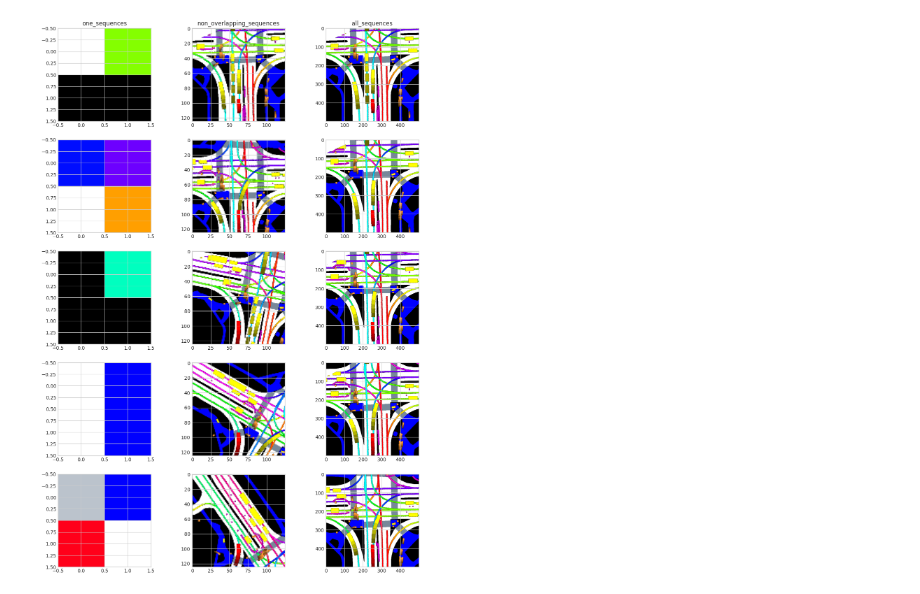
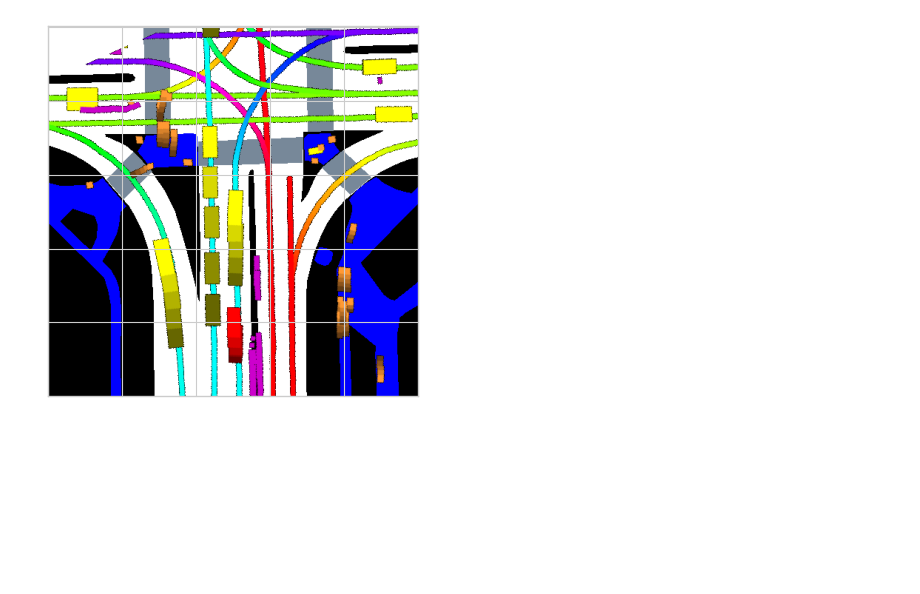
Before and after one commit to dolander1/nuscenes_dolander1, a Jupyter notebook: python-sdk/tutorials/compareInputs.ipynb, the cells around one changed output. Cells and saved outputs as stored; diff of their text form; code cells hidden in the pictures; blank space fills up the shorter version.

```diff
--- a/python-sdk/tutorials/compareInputs.ipynb
+++ b/python-sdk/tutorials/compareInputs.ipynb
@@ -67,50 +67,50 @@ future_xy_local_list3 = torch.load(f"dataLists/{version}/{sequences_per_instance
 # %%
 # Test objects for specific index
 
-length = 5
+length = 3
 test_index = range(length) #Den ser ut att bryta mellan 108 och 109 exempelvis
 
-print(f"length one_sequences_per_instance = {len(img_tensor_list1)}")
-print(f"length non_overlapping_sequences_per_instance = {len(img_tensor_list2)}")
-print(f"length all_sequences_per_instance = {len(img_tensor_list3)}")
+# print(f"length one_sequences_per_instance = {len(img_tensor_list1)}")
+# print(f"length non_overlapping_sequences_per_instance = {len(img_tensor_list2)}")
+# print(f"length all_sequences_per_instance = {len(img_tensor_list3)}")
+
+# # test_img_tensor = img_tensor_list1[0].numpy().transpose(1, 2, 0)
+# print(f"before squeeze img_tensor.shape = {img_tensor_list1[0].shape}")
+# image_tensor = img_tensor_list1[0]
+# downsampled_tensor = torch.nn.functional.interpolate(image_tensor, scale_factor=1/2, mode='bilinear')
+# print(f"after DS img_tensor.shape = {downsampled_tensor.shape}")
+
+
+# # Squeeze for correct dimensions
+# for i, train_img_tensor in enumerate(img_tensor_list1):
+#     dummy = torch.nn.functional.interpolate(train_img_tensor, scale_factor=1/250, mode='bilinear')
+#     img_tensor_list1[i] = torch.squeeze(dummy, dim=0)
+
+for i, train_img_tensor in enumerate(img_tensor_list2):
+    dummy = torch.nn.functional.interpolate(train_img_tensor, scale_factor=1, mode='bilinear')
+    img_tensor_list2[i] = torch.squeeze(dummy, dim=0)
+
+# for i, train_img_tensor in enumerate(img_tensor_list3):
+#     img_tensor_list3[i] = torch.squeeze(train_img_tensor, dim=0)
 
 # test_img_tensor = img_tensor_list1[0].numpy().transpose(1, 2, 0)
-print(f"before squeeze img_tensor.shape = {img_tensor_list1[0].shape}")
-image_tensor = img_tensor_list1[0]
-downsampled_tensor = torch.nn.functional.interpolate(image_tensor, scale_factor=1/2, mode='bilinear')
-print(f"after DS img_tensor.shape = {downsampled_tensor.shape}")
+# print(f"after sqyeeze test_img_tensor.shape = {test_img_tensor.shape}")
+# print(f"test_img_tensor[0][0][:] = {test_img_tensor[0][0][:]}")
+# print(f"test_img_tensor.astype(int)[0][0][:] = {test_img_tensor.astype(int)[0][0][:]}")
 
 
-# Squeeze for correct dimensions
-for i, train_img_tensor in enumerate(img_tensor_list1):
-    dummy = torch.nn.functional.interpolate(train_img_tensor, scale_factor=1/250, mode='bilinear')
-    img_tensor_list1[i] = torch.squeeze(dummy, dim=0)
+# # Create a figure with 1 row and 3 columns
+# fig, axes = plt.subplots(length, 3, figsize=(14, 4*length))
 
-for i, train_img_tensor in enumerate(img_tensor_list2):
-    dummy = torch.nn.functional.interpolate(train_img_tensor, scale_factor=1/4, mode='bilinear')
-    img_tensor_list2[i] = torch.squeeze(dummy, dim=0)
+# for i in test_index:
+# #     Plot the first image on the first subplot
+#     axes[i][0].imshow(img_tensor_list1[i].numpy().transpose(1, 2, 0).astype(int))
 
-for i, train_img_tensor in enumerate(img_tensor_list3):
-    img_tensor_list3[i] = torch.squeeze(train_img_tensor, dim=0)
+# #     Plot the second image on the second subplot
+#     axes[i][1].imshow(img_tensor_list2[i].numpy().transpose(1, 2, 0).astype(int))
 
-test_img_tensor = img_tensor_list1[0].numpy().transpose(1, 2, 0)
-print(f"after sqyeeze test_img_tensor.shape = {test_img_tensor.shape}")
-print(f"test_img_tensor[0][0][:] = {test_img_tensor[0][0][:]}")
-print(f"test_img_tensor.astype(int)[0][0][:] = {test_img_tensor.astype(int)[0][0][:]}")
-
-
-# Create a figure with 1 row and 3 columns
-fig, axes = plt.subplots(length, 3, figsize=(14, 4*length))
-
-for i in test_index:
-#     Plot the first image on the first subplot
-    axes[i][0].imshow(img_tensor_list1[i].numpy().transpose(1, 2, 0).astype(int))
-
-#     Plot the second image on the second subplot
-    axes[i][1].imshow(img_tensor_list2[i].numpy().transpose(1, 2, 0).astype(int))
-
-    # Plot the third image on the third subplot
-    axes[i][2].imshow(img_tensor_list3[i].numpy().transpose(1, 2, 0).astype(int))
+#     # Plot the third image on the third subplot
+#     axes[i][2].imshow(img_tensor_list3[i].numpy().transpose(1, 2, 0).astype(int))
 
 
 
@@ -129,16 +129,18 @@ for i in test_index:
 #     axes[i][2].imshow(img_list3[i])
 
 
-# Display the plots
-axes[0][0].set_title('one_sequences')
-axes[0][1].set_title('non_overlapping_sequences')
-axes[0][2].set_title('all_sequences')
-plt.show()
+# # Display the plots
+# axes[0][0].set_title('one_sequences')
+# axes[0][1].set_title('non_overlapping_sequences')
+# axes[0][2].set_title('all_sequences')
+# plt.show()
 
-plt.imshow(img_tensor_list3[4].numpy().transpose(1, 2, 0).astype(int))
-ax = plt.gca()
-# Hide X and Y axes label marks
-ax.xaxis.set_tick_params(labelbottom=False)
-ax.yaxis.set_tick_params(labelleft=False)
-plt.savefig(f'saveResults/compareDatasets/input_image.png')
+for i in test_index: # 2 for 2 seconds, 6 for 1 seond
+    plt.imshow(img_tensor_list2[i].numpy().transpose(1, 2, 0).astype(int))
+    ax = plt.gca()
+    # Hide X and Y axes label marks
+    ax.xaxis.set_tick_params(labelbottom=False)
+    ax.yaxis.set_tick_params(labelleft=False)
+    plt.savefig(f'saveResults/compareDatasets/input_image.png')
+    plt.show()
 # %% [output]
@@ -153 +147 @@ test_img_tensor.astype(int)[0][0][:] = [255 255 255]
-[figure, old version]
+[figure, new version]
```
Also changed, not shown: parts of 3 cells of this notebook, 1 other file.
